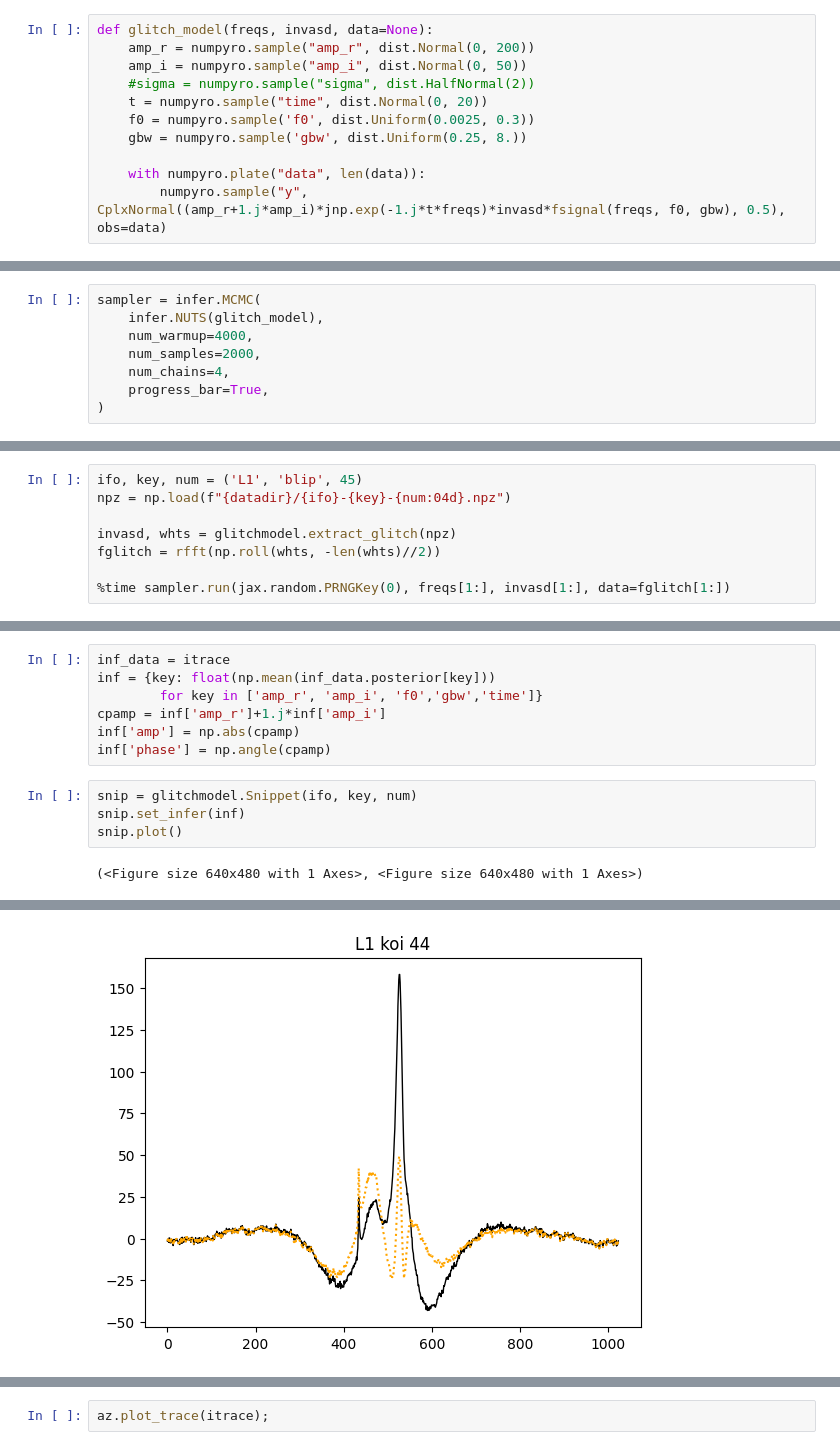
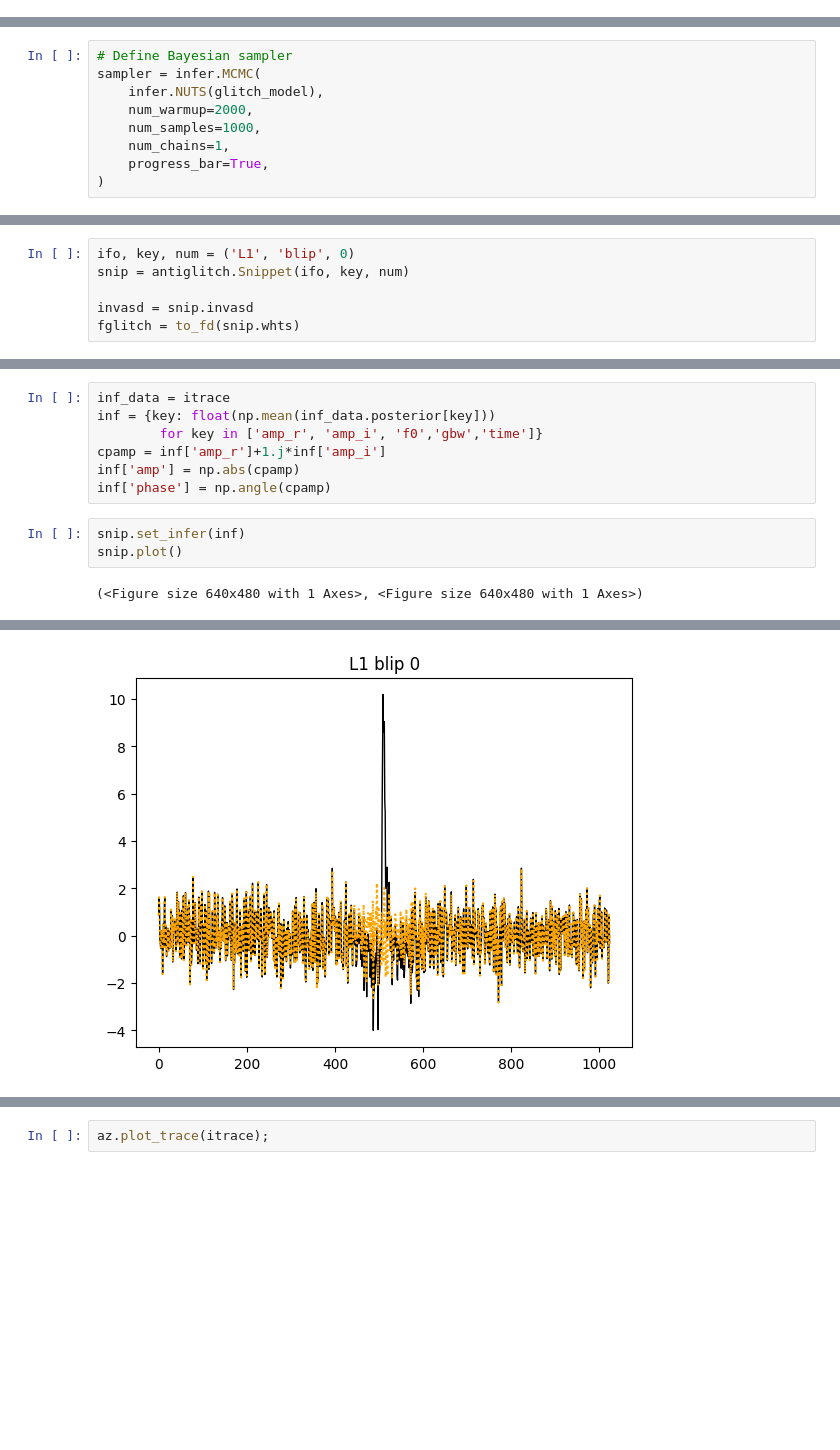
Before and after one commit to andrew-lundgren/antiglitch, a Jupyter notebook: notebooks/glitch_inference.ipynb, the cells around one changed output, grey strips where cells are left out. Drawn from its saved outputs; the diff is of its cells as text; blank space fills up the shorter version.

Commit message:
Bring glitch inference notebook up to date with package

```diff
--- a/notebooks/glitch_inference.ipynb
+++ b/notebooks/glitch_inference.ipynb
@@ -43,11 +16,0 @@ def glitch_model(freqs, invasd, data=None):
-# %%
-def glitch_model(freqs, invasd, data=None):
-    amp_r = numpyro.sample("amp_r", dist.Normal(0, 200))
-    amp_i = numpyro.sample("amp_i", dist.Normal(0, 50))
-    #sigma = numpyro.sample("sigma", dist.HalfNormal(2))
-    t = numpyro.sample("time", dist.Normal(0, 20))
-    f0 = numpyro.sample('f0', dist.Uniform(0.0025, 0.3))
-    gbw = numpyro.sample('gbw', dist.Uniform(0.25, 8.))
-
-    with numpyro.plate("data", len(data)):
-        numpyro.sample("y", CplxNormal((amp_r+1.j*amp_i)*jnp.exp(-1.j*t*freqs)*invasd*fsignal(freqs, f0, gbw), 0.5), obs=data)
@@ -54,8 +25,9 @@ def glitch_model(freqs, invasd, data=None):
 # %%
+# Define Bayesian sampler
 sampler = infer.MCMC(
     infer.NUTS(glitch_model),
-    num_warmup=4000,
-    num_samples=2000,
-    num_chains=4,
+    num_warmup=2000,
+    num_samples=1000,
+    num_chains=1,
     progress_bar=True,
 )
@@ -69 +34,7 @@ svi = SVI(glitch_model, guide, optimizer, loss=Trace_ELBO())
+# %%
+ifo, key, num = ('L1', 'blip', 0)
+snip = antiglitch.Snippet(ifo, key, num)
+
+invasd = snip.invasd
+fglitch = to_fd(snip.whts)
 # %%
@@ -72,8 +44,0 @@ params, losses = svi_result.params, svi_result.losses
-# %%
-ifo, key, num = ('L1', 'blip', 45)
-npz = np.load(f"{datadir}/{ifo}-{key}-{num:04d}.npz")
-
-invasd, whts = glitchmodel.extract_glitch(npz)
-fglitch = rfft(np.roll(whts, -len(whts)//2))
-
-%time sampler.run(jax.random.PRNGKey(0), freqs[1:], invasd[1:], data=fglitch[1:])
@@ -91,7 +53,6 @@ cpamp = inf['amp_r']+1.j*inf['amp_i']
 inf['amp'] = np.abs(cpamp)
 inf['phase'] = np.angle(cpamp)
 # %%
-snip = glitchmodel.Snippet(ifo, key, num)
 snip.set_infer(inf)
 snip.plot()
 # %% [output]
@@ -100,4 +61,4 @@ snip.plot()
-[figure, old version]
+[figure, new version]
 # %%
 print(az.summary(itrace, kind='stats'))
 # %% [output]
```
Also changed, not shown: parts of 16 cells of this notebook, 1 other file.
